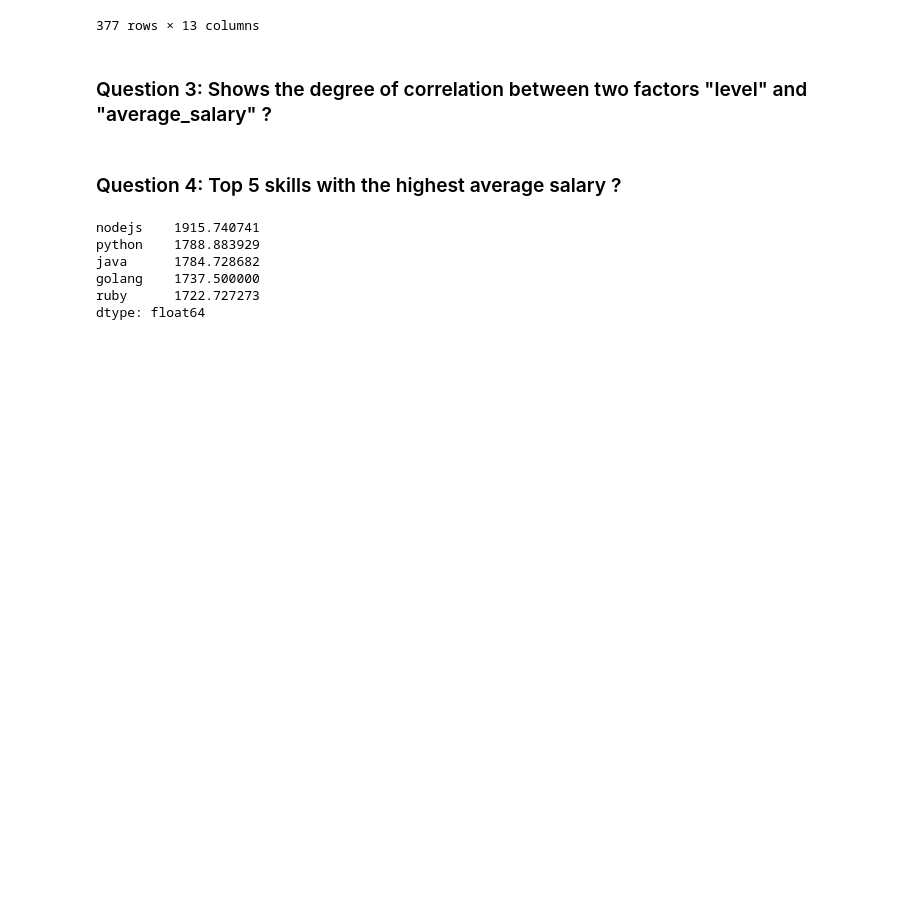
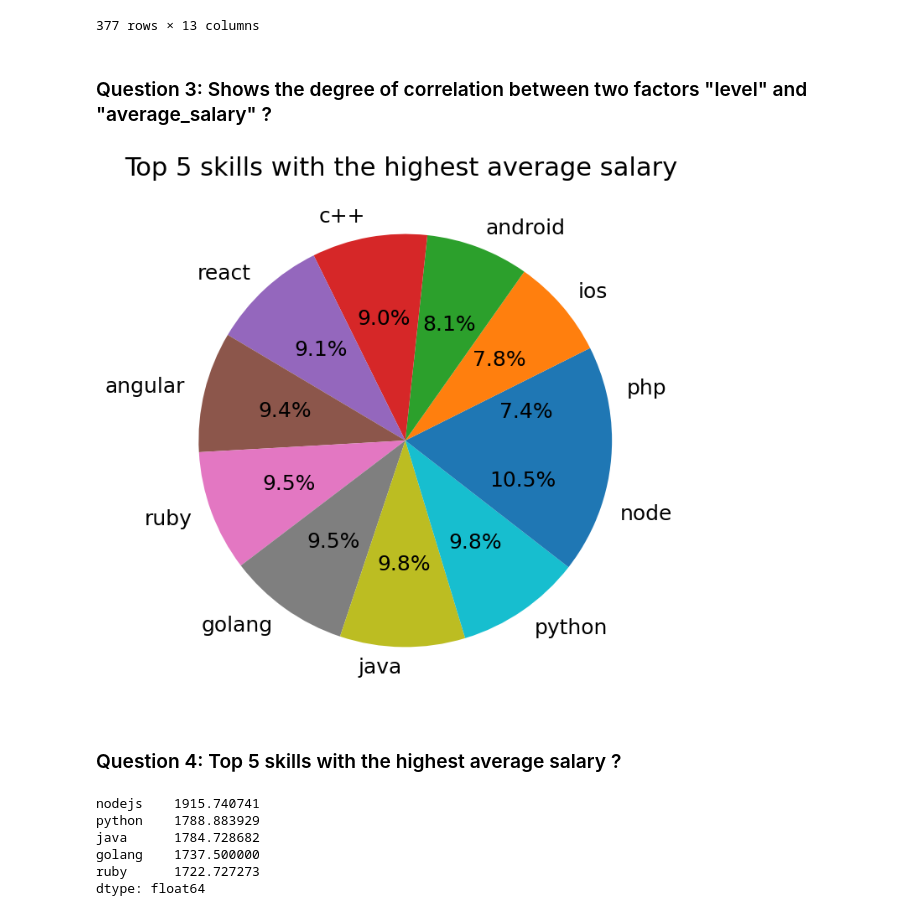
Before and after one commit to vochihieu8320/IDS_GROUP11_2022, a Jupyter notebook: data_explore.ipynb, the cells around one changed output. Cells and saved outputs as stored; diff of their text form; code cells hidden in the pictures; blank space fills up the shorter version.

```diff
--- a/data_explore.ipynb
+++ b/data_explore.ipynb
@@ -412,36 +412,32 @@ df_job
 # %% [markdown]
 ### Question 3: Shows the degree of correlation between two factors "level" and "average_salary"  ?
 # %%
-# java_fresher = df_job[df_job["java"] == 1]["average_salary"].sum()
-# node_fresher = df_job[df_job["nodejs"] == 1]["average_salary"].sum()
-# react_fresher = df_job[df_job["reactjs"] == 1]["average_salary"].sum()
-# ruby_fresher = df_job[df_job["ruby"] == 1]["average_salary"].sum()
-# android_fresher = df_job[df_job["android"] == 1]["average_salary"].sum()
-# ios_fresher = df_job[df_job["ios"] == 1]["average_salary"].sum()
-# php_fresher = df_job[df_job["php"] == 1]["average_salary"].sum()
-# python_fresher = df_job[df_job["python"] == 1]["average_salary"].sum()
-# c_fresher = df_job[df_job["c++"] == 1]["average_salary"].sum()
-# golang_fresher = df_job[df_job["golang"] == 1]["average_salary"].sum()
-# angular_fresher = df_job[df_job["angular"] == 1]["average_salary"].sum()
+java_fresher = df_job[df_job["java"] == 1]["average_salary"].mean()
+node_fresher = df_job[df_job["nodejs"] == 1]["average_salary"].mean()
+react_fresher = df_job[df_job["reactjs"] == 1]["average_salary"].mean()
+ruby_fresher = df_job[df_job["ruby"] == 1]["average_salary"].mean()
+android_fresher = df_job[df_job["android"] == 1]["average_salary"].mean()
+ios_fresher = df_job[df_job["ios"] == 1]["average_salary"].mean()
+php_fresher = df_job[df_job["php"] == 1]["average_salary"].mean()
+python_fresher = df_job[df_job["python"] == 1]["average_salary"].mean()
+c_fresher = df_job[df_job["c++"] == 1]["average_salary"].mean()
+golang_fresher = df_job[df_job["golang"] == 1]["average_salary"].mean()
+angular_fresher = df_job[df_job["angular"] == 1]["average_salary"].mean()
+data = {'java': java_fresher, 'node': node_fresher, 'react': react_fresher,
+        'ruby': ruby_fresher, 'android': android_fresher, 'ios': ios_fresher, 'php': php_fresher, "c++": c_fresher,
+       'python': python_fresher, 'golang': golang_fresher, 'angular': angular_fresher }
+Total_Salaries = {'Skill':data.keys(),'Total Salary' : data.values()}
+df = pd.DataFrame(Total_Salaries)
+df
+bn = df.groupby('Skill')['Total Salary'].sum()
+bn
+ratio = bn.sort_values()
 
-
-# data = {'java': java_fresher, 'node': node_fresher, 'react': react_fresher,
-#         'ruby': ruby_fresher, 'android': android_fresher, 'ios': ios_fresher, 'php': php_fresher, "c++": c_fresher,
-#        'python': python_fresher, 'golang': golang_fresher, 'angular': angular_fresher }
-
-# Total_Salaries = {'Skill':data.keys(),'Total Salary' : data.values()}
-# df = pd.DataFrame(Total_Salaries)
-# df
-# bn = df_job.groupby('Skill')['Total Salary'].sum()
-# bn
-# ratio = bn.sort_values()
-# temp = pd.Series([ratio.head(6).sum()],index = ['6 other skills'])
-# ratio = ratio.add(temp, fill_value=0)
-# ratio = ratio.sort_values().tail(7)
-
-# ax = ratio.plot.pie(figsize=(8, 8),autopct='%1.1f%%',title ='asd',fontsize = 18)
-# ax.set_ylabel('');
-# ax.set_title('The ratio of the total salary of each skill',fontsize =22)
+ax = ratio.plot.pie(figsize=(8, 8),autopct='%1.1f%%',title ='asd',fontsize = 18)
+ax.set_ylabel('');
+ax.set_title('Top 5 skills with the highest average salary ',fontsize =22);
+# %% [output]
+[figure, added]
 # %% [markdown]
 ### Question 4: Top 5 skills with the highest average salary  ?
 # %%
```
